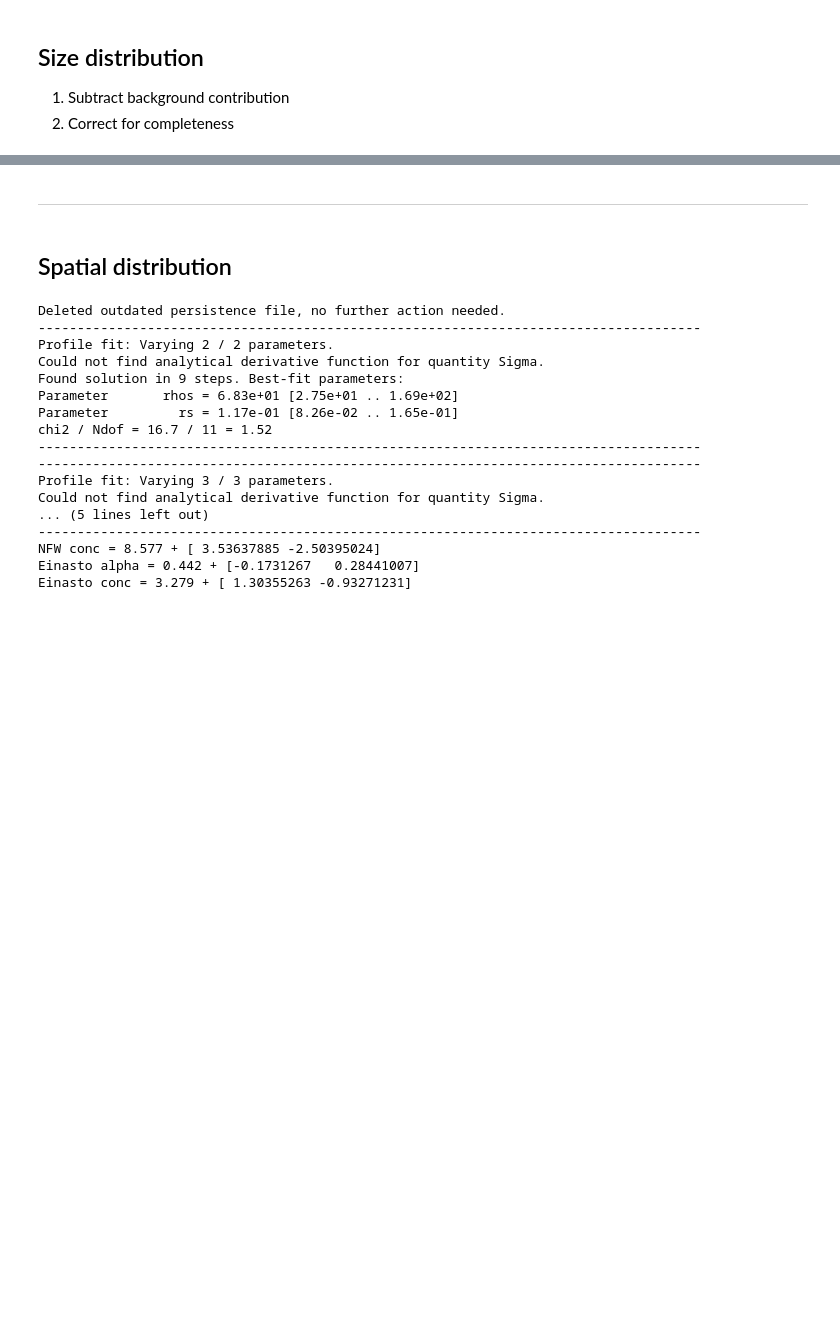
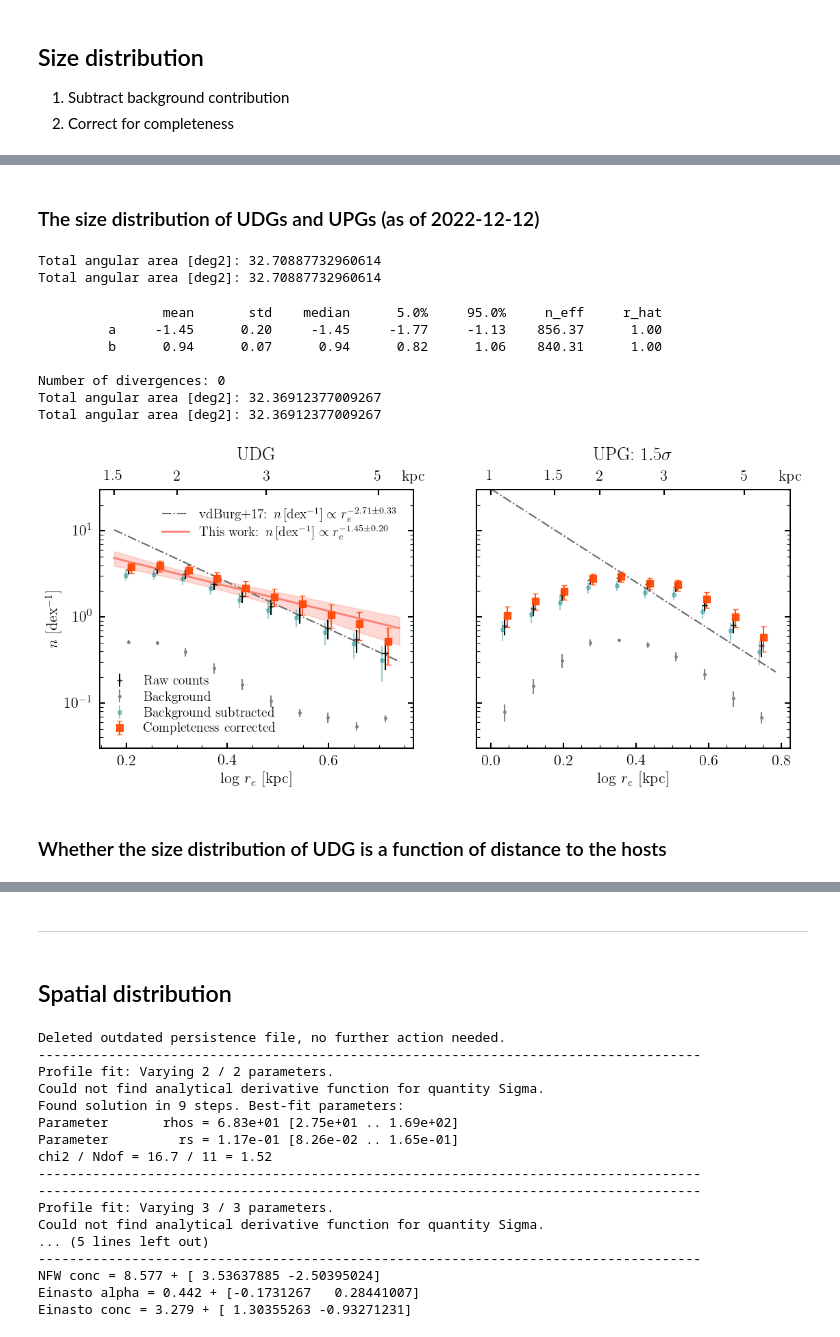
Before and after one commit to AstroJacobLi/kuaizi, a Jupyter notebook: diezi/scarlet_modeling/nsa_z002_004/UPG/UDG_UPG_size_number_profile.ipynb, the cells around one changed output, grey strips where cells are left out. Saved outputs shown, nothing was run; the diff lists cells and outputs as text; code cells hidden in the pictures; blank space fills up the shorter version.

Commit message:
checked wthat the size distribution is correct

```diff
--- a/diezi/scarlet_modeling/nsa_z002_004/UPG/UDG_UPG_size_number_profile.ipynb
+++ b/diezi/scarlet_modeling/nsa_z002_004/UPG/UDG_UPG_size_number_profile.ipynb
@@ -293,0 +40,2 @@ Total angular area [deg2]: 32.36912377009267
+# %% [markdown]
+### The size distribution of UDGs and UPGs (as of 2022-12-12)
@@ -293,0 +44,77 @@ Total angular area [deg2]: 32.36912377009267
+# %%
+fig, [ax1, ax2] = plt.subplots(1, 2, figsize=(13, 5), sharey=True)
+
+name = 'udg'
+GALARY = '/tigress/jiaxuanl/public_html/galary/'
+thresh = None
+
+udg_cat = Table.read(
+    f'{GALARY}/catalogs/nsa_z001_004/{name}_z001_004_spergel_after_viz_w_missed.fits')
+flag = (udg_cat['rhalf_phys'] + udg_cat['rhalf_phys_err'] >= 1.5
+       ) & (udg_cat['SB_eff_avg'][:, 0] + udg_cat['SB_eff_avg_err'][:, 0] >= 25)
+udg_cat = udg_cat[flag]
+udg_cat = udg_cat[udg_cat['completeness'] > 0.1]
+
+_, ind = np.unique(udg_cat['host_name'].data, return_index=True)
+total_area = (np.pi * (udg_cat['host_r_vir_ang'].data[ind]**2)).sum() # deg^2 #  - (3/60)**2
+print('Total angular area [deg2]:', total_area)
+
+fake_udg_cat = Table.read(f'./Catalog/random_field/fake_{name}_cat_{date}.fits')
+fake_udg_cat = fake_udg_cat[fake_udg_cat['completeness'] > 0.1]
+
+fig, ax1 = plot_size_distribution_new(udg_cat, fake_udg_cat, total_area, 24,
+                                      fake_udg_repeats=10*20, name='UDG', ax=ax1,
+                                      range_0=np.array([np.log10(1.5), np.log10(5.5)]),
+                                      fit_line=True, refit=True, verbose=True)
+ax1.set_ylim(0.03, 30)
+xlim = ax1.get_xlim()
+# plt.text(0.13 * (xlim[1] - xlim[0]) + xlim[0], 13, 'UDG', fontsize=20,
+#          bbox=dict(facecolor='w', alpha=1, edgecolor='none'))
+
+ax1.set_title('UDG')
+ax2.set_title('UPG: $1.5\sigma$')
+
+
+### UPG ###
+name = 'upg'
+GALARY = '/tigress/jiaxuanl/public_html/galary/'
+thresh = 1.5
+
+udg_cat = Table.read(
+    f'{GALARY}/catalogs/nsa_z001_004/{name}_z001_004_spergel_after_viz_{thresh}sigma.fits')
+udg_cat = udg_cat[udg_cat['completeness'] > 0.1]
+
+_, ind = np.unique(udg_cat['host_name'].data, return_index=True)
+total_area = (np.pi * (udg_cat['host_r_vir_ang'].data[ind]**2)).sum() # deg^2 #  - (3/60)**2
+print('Total angular area [deg2]:', total_area)
+
+fake_udg_cat = Table.read(f'./Catalog/random_field/fake_{name}_cat_{thresh}sigma_{date}.fits')
+fake_udg_cat = fake_udg_cat[fake_udg_cat['completeness'] > 0.1]
+
+fig, ax2 = plot_size_distribution_new(udg_cat, fake_udg_cat, total_area, 24,
+                                  fake_udg_repeats=10*20, name='UPG_1.5sigma', ax=ax2, fit_line=False,
+                                  range_0=np.array([np.log10(1), np.log10(6.1)]),
+                                  dots_legend=False, nolinelegend=True)
+ax2.set_ylabel('')
+
+import matplotlib
+y_minor = matplotlib.ticker.LogLocator(base=10.0, subs=np.arange(1.0, 10.0) * 0.1, numticks=10)
+ax2.yaxis.set_minor_locator(y_minor)
+ax2.yaxis.set_minor_formatter(matplotlib.ticker.NullFormatter())
+
+# plt.tight_layout()
+plt.savefig('/tigress/jiaxuanl/public_html/figure/udg_paper/size_distribution.pdf',
+            bbox_inches='tight', dpi=50)
+# %% [output]
+Total angular area [deg2]: 32.70887732960614
+Total angular area [deg2]: 32.70887732960614
+                mean       std    median      5.0%     95.0%     n_eff     r_hat
+         a     -1.45      0.20     -1.45     -1.77     -1.13    856.37      1.00
+         b      0.94      0.07      0.94      0.82      1.06    840.31      1.00
+
+Number of divergences: 0
+Total angular area [deg2]: 32.36912377009267
+Total angular area [deg2]: 32.36912377009267
+[figure, added]
+# %% [markdown]
+### Whether the size distribution of UDG is a function of distance to the hosts
```
Also changed, not shown: parts of 11 cells of this notebook, 3 other files.
